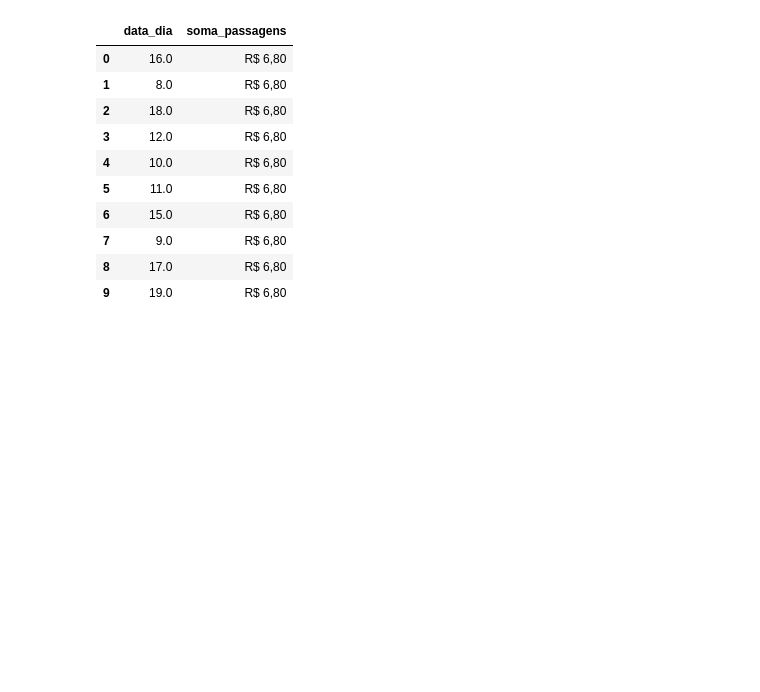
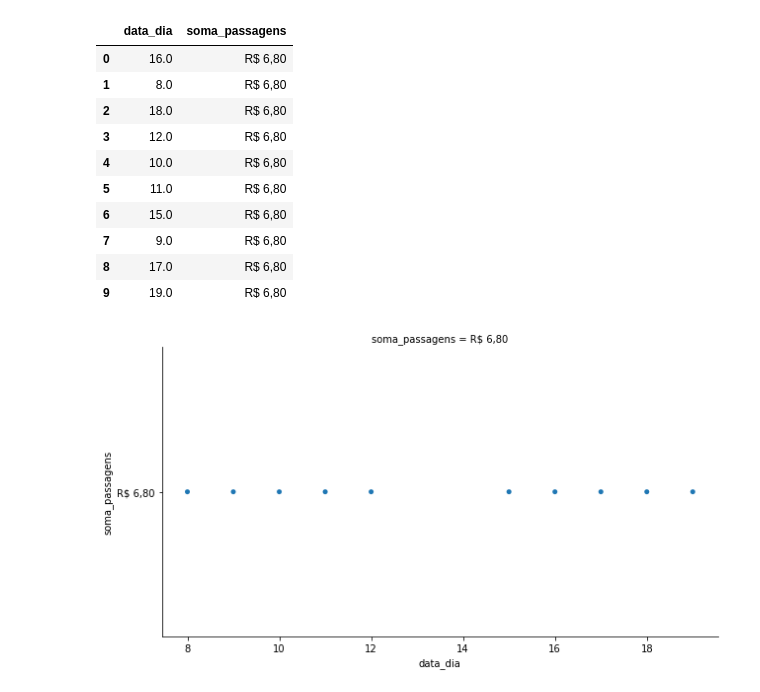
Before and after one commit to qr-bus/trab01, a Jupyter notebook: arquivos/Qr-bus.ipynb, the cells around one changed output. Cells and saved outputs as stored; diff of their text form; code cells hidden in the pictures; blank space fills up the shorter version.

```diff
--- a/arquivos/Qr-bus.ipynb
+++ b/arquivos/Qr-bus.ipynb
@@ -141,3 +168,11 @@ relatorio_passagem_porDia
 | 7 | 9.0 | R$ 6,80 |
 | 8 | 17.0 | R$ 6,80 |
 | 9 | 19.0 | R$ 6,80 |
+# %%
+df = pd.DataFrame(relatorio_passagem_porDia)
+
+sns.catplot(x="data_dia", y="soma_passagens", hue="soma_passagens",
+            col="soma_passagens", aspect=1.8,
+            kind="swarm", data=df);
+# %% [output]
+[figure, added]
```
Also changed, not shown: parts of 4 cells of this notebook.
